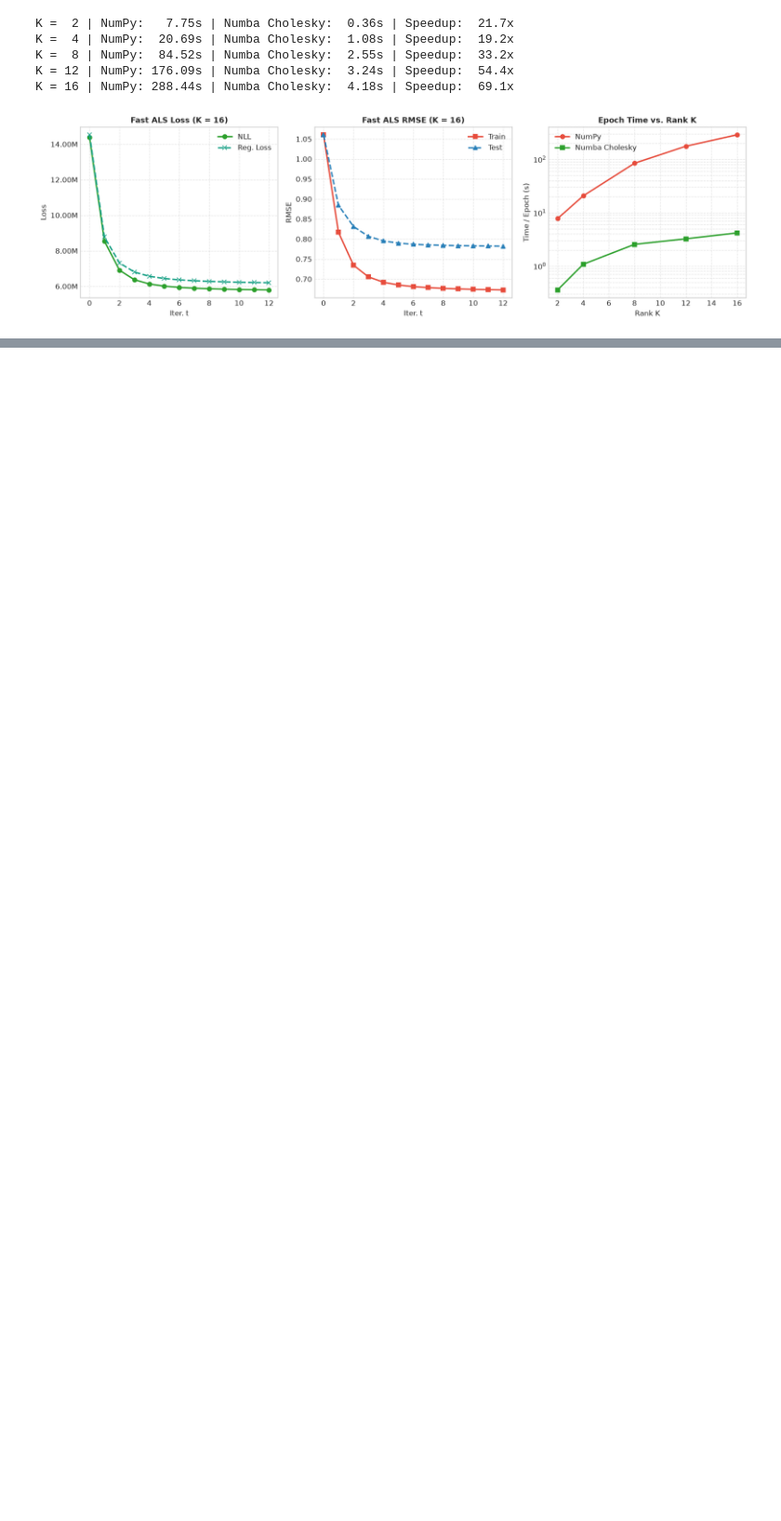
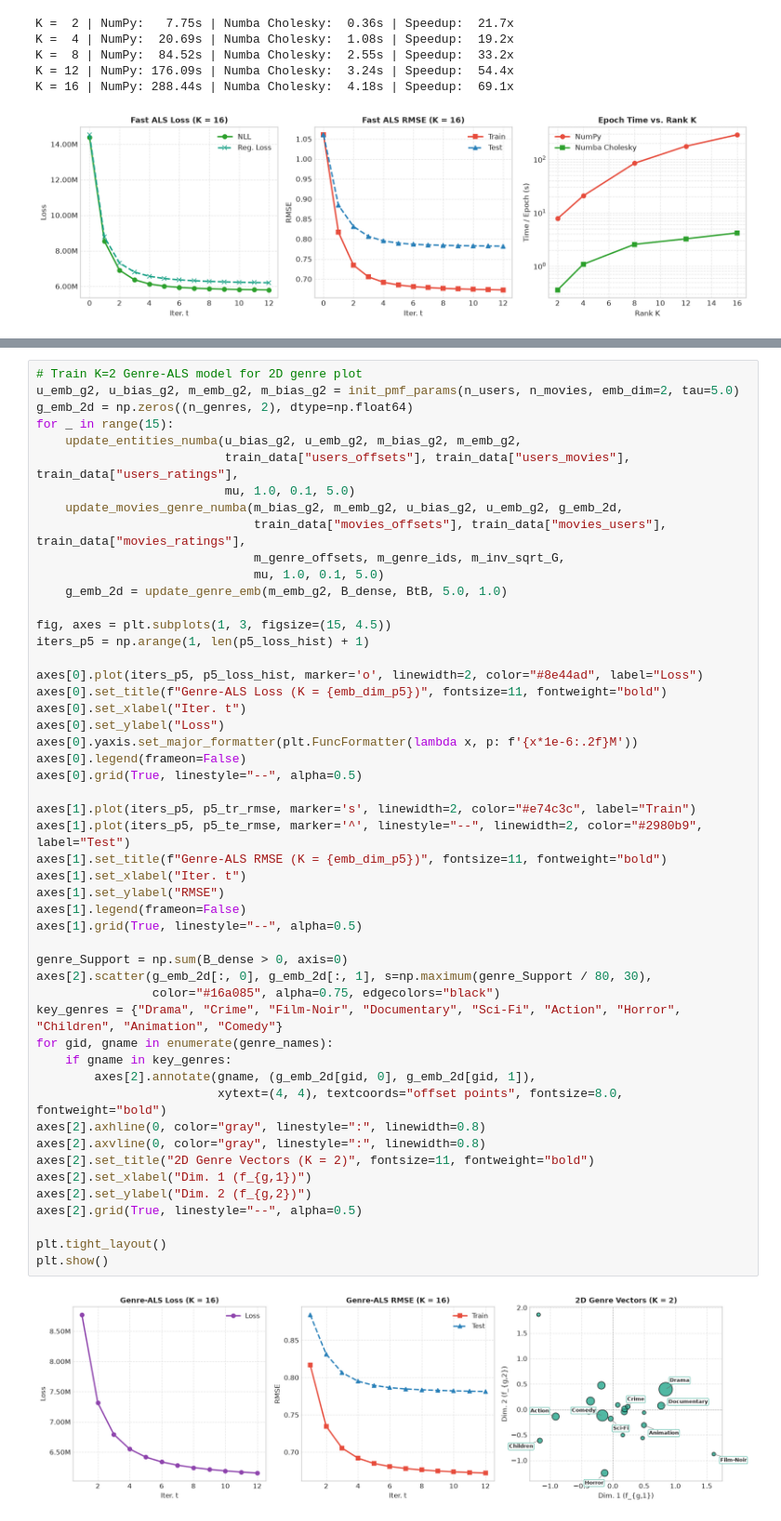
Before and after one commit to joelinator/movielens-32m-recommender, a Jupyter notebook: MovieLens_Practicals.ipynb, the cells around one changed output, grey strips where cells are left out. Shown at 93% size. Drawn from its saved outputs; the diff is of its cells as text; blank space fills up the shorter version.

Commit message:
Add genre-prior ALS training loop and cold-start evaluation script

```diff
--- a/MovieLens_Practicals.ipynb
+++ b/MovieLens_Practicals.ipynb
@@ -873,0 +1048,52 @@ K = 16 | NumPy: 288.44s | Numba Cholesky:  4.18s | Speedup:  69.1x
+# %%
+# Train K=2 Genre-ALS model for 2D genre plot
+u_emb_g2, u_bias_g2, m_emb_g2, m_bias_g2 = init_pmf_params(n_users, n_movies, emb_dim=2, tau=5.0)
+g_emb_2d = np.zeros((n_genres, 2), dtype=np.float64)
+for _ in range(15):
+    update_entities_numba(u_bias_g2, u_emb_g2, m_bias_g2, m_emb_g2,
+                          train_data["users_offsets"], train_data["users_movies"], train_data["users_ratings"],
+                          mu, 1.0, 0.1, 5.0)
+    update_movies_genre_numba(m_bias_g2, m_emb_g2, u_bias_g2, u_emb_g2, g_emb_2d,
+                              train_data["movies_offsets"], train_data["movies_users"], train_data["movies_ratings"],
+                              m_genre_offsets, m_genre_ids, m_inv_sqrt_G,
+                              mu, 1.0, 0.1, 5.0)
+    g_emb_2d = update_genre_emb(m_emb_g2, B_dense, BtB, 5.0, 1.0)
+
+fig, axes = plt.subplots(1, 3, figsize=(15, 4.5))
+iters_p5 = np.arange(1, len(p5_loss_hist) + 1)
+
+axes[0].plot(iters_p5, p5_loss_hist, marker='o', linewidth=2, color="#8e44ad", label="Loss")
+axes[0].set_title(f"Genre-ALS Loss (K = {emb_dim_p5})", fontsize=11, fontweight="bold")
+axes[0].set_xlabel("Iter. t")
+axes[0].set_ylabel("Loss")
+axes[0].yaxis.set_major_formatter(plt.FuncFormatter(lambda x, p: f'{x*1e-6:.2f}M'))
+axes[0].legend(frameon=False)
+axes[0].grid(True, linestyle="--", alpha=0.5)
+
+axes[1].plot(iters_p5, p5_tr_rmse, marker='s', linewidth=2, color="#e74c3c", label="Train")
+axes[1].plot(iters_p5, p5_te_rmse, marker='^', linestyle="--", linewidth=2, color="#2980b9", label="Test")
+axes[1].set_title(f"Genre-ALS RMSE (K = {emb_dim_p5})", fontsize=11, fontweight="bold")
+axes[1].set_xlabel("Iter. t")
+axes[1].set_ylabel("RMSE")
+axes[1].legend(frameon=False)
+axes[1].grid(True, linestyle="--", alpha=0.5)
+
+genre_Support = np.sum(B_dense > 0, axis=0)
+axes[2].scatter(g_emb_2d[:, 0], g_emb_2d[:, 1], s=np.maximum(genre_Support / 80, 30),
+                color="#16a085", alpha=0.75, edgecolors="black")
+key_genres = {"Drama", "Crime", "Film-Noir", "Documentary", "Sci-Fi", "Action", "Horror", "Children", "Animation", "Comedy"}
+for gid, gname in enumerate(genre_names):
+    if gname in key_genres:
+        axes[2].annotate(gname, (g_emb_2d[gid, 0], g_emb_2d[gid, 1]),
+                         xytext=(4, 4), textcoords="offset points", fontsize=8.0, fontweight="bold")
+axes[2].axhline(0, color="gray", linestyle=":", linewidth=0.8)
+axes[2].axvline(0, color="gray", linestyle=":", linewidth=0.8)
+axes[2].set_title("2D Genre Vectors (K = 2)", fontsize=11, fontweight="bold")
+axes[2].set_xlabel("Dim. 1 (f_{g,1})")
+axes[2].set_ylabel("Dim. 2 (f_{g,2})")
+axes[2].grid(True, linestyle="--", alpha=0.5)
+
+plt.tight_layout()
+plt.show()
+# %% [output]
+[figure, added]
```
Also changed, not shown: parts of 5 cells of this notebook, 2 other files.
